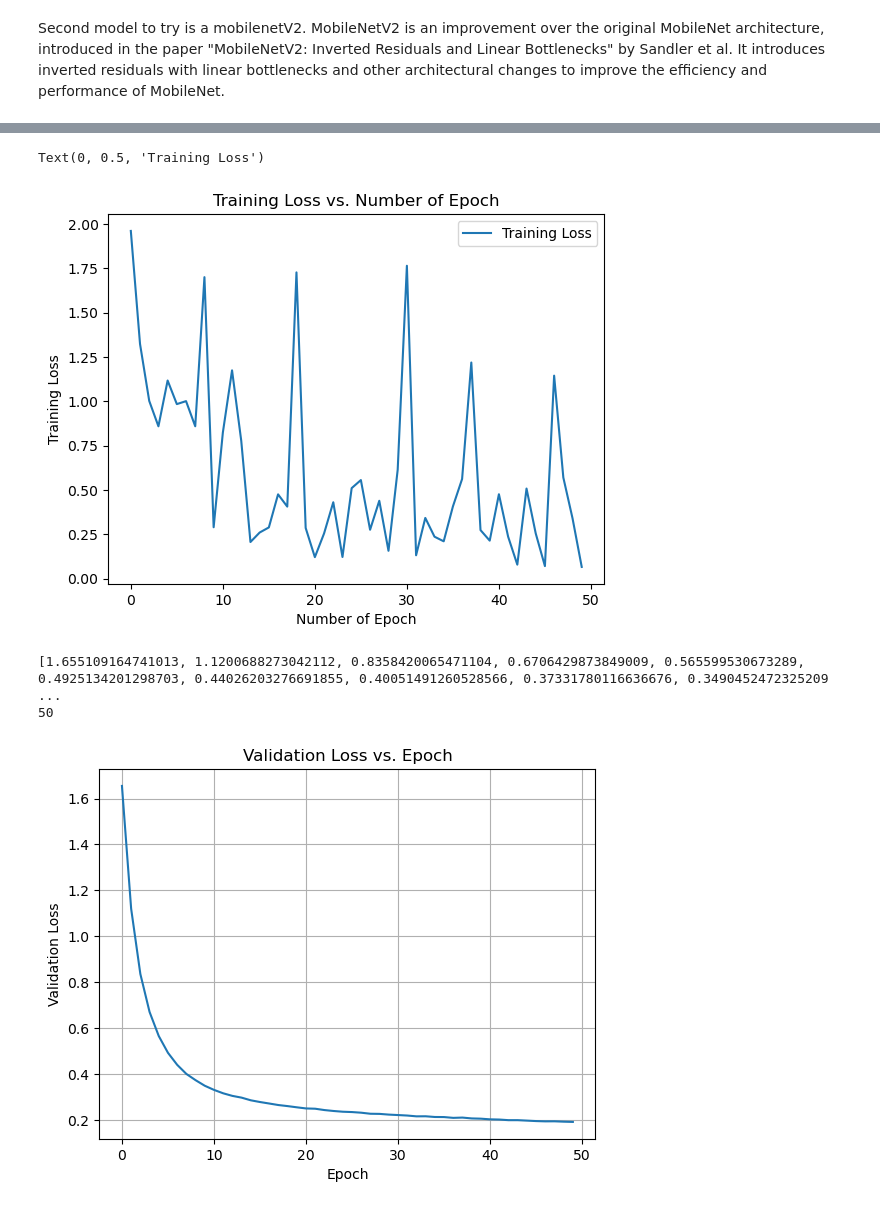
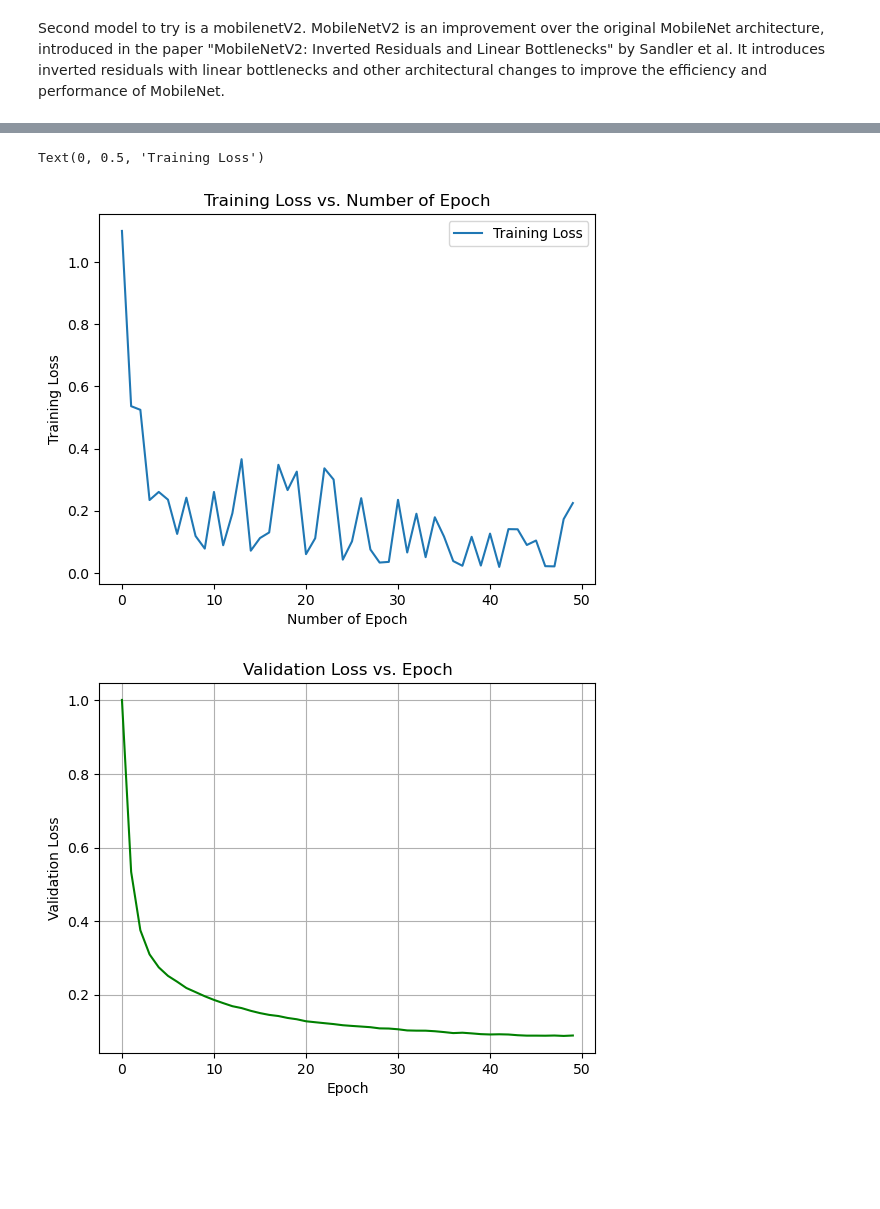
Before and after one commit to igouProto/CSC871-Project, a Jupyter notebook: train.ipynb, the cells around one changed output, grey strips where cells are left out. Cells and saved outputs as stored; diff of their text form; code cells hidden in the pictures; blank space fills up the shorter version.

```diff
--- a/train.ipynb
+++ b/train.ipynb
@@ -50,14 +50,14 @@ def load_mnist_data(data_dir):
         #transforms.RandomCrop(28, padding=4),
         #transforms.RandomHorizontalFlip(),
         transforms.ToTensor(),
-        transforms.Normalize((0.1307,), (0.3081,))
+        transforms.Normalize((0.1306,), (0.3081,))
     ])
 
     # Normalizing the test images
     transform_test = transforms.Compose([
     transforms.ToPILImage(),
     transforms.ToTensor(),
-    transforms.Normalize((0.1307,), (0.3081,)),
+    transforms.Normalize((0.1306,), (0.3081,)),
     ])
 
     train_data = torch.stack([transform_train(img) for img in train_data])
@@ -75,8 +75,8 @@ print(train_images.shape, train_labels.shape, test_images.shape, test_labels.sha
 train_images_dataset = TensorDataset(train_images, torch.tensor(train_labels, dtype=torch.long))
 test_images_dataset = TensorDataset(test_images, torch.tensor(test_labels, dtype=torch.long))
 
-train_loader = DataLoader(train_images_dataset, batch_size=22, shuffle=True)
-test_loader = DataLoader(test_images_dataset, batch_size=22, shuffle=False)
+train_loader = DataLoader(train_images_dataset, batch_size=32, shuffle=True)
+test_loader = DataLoader(test_images_dataset, batch_size=32, shuffle=False)
 # %% [output]
 train mean 0.1306604762738429
 train std 0.3081078038564622
@@ -157,6 +157,7 @@ class SimpleCNN(nn.Module):
         self.conv2 = nn.Conv2d(32, 64, kernel_size=3, padding=1)
         self.pool = nn.MaxPool2d(2, 2)
         self.fc1 = nn.Linear(64 * 7 * 7, 128)
+        self.dropout = nn.Dropout(0.5)
         self.fc2 = nn.Linear(128, num_classes)
 
     def forward(self, x):
@@ -164,6 +165,7 @@ class SimpleCNN(nn.Module):
         x = self.pool(F.relu(self.conv2(x)))
         x = torch.flatten(x, 1)  # Flatten the feature maps for the fully connected layers
         x = F.relu(self.fc1(x))
+        x = self.dropout(x)
         x = self.fc2(x)
         return x
 
@@ -278,21 +280,19 @@ plt.xlabel("Number of Epoch")
 plt.ylabel("Training Loss")
 # %% [output]
 Text(0, 0.5, 'Training Loss')
-[figure, old version]
+[figure, new version]
 # %%
-print(val_loss)
-print(len(val_loss))
-plt.plot(val_loss)
+#print(val_loss)
+#print(len(val_loss))
+plt.plot(val_loss, color ='green')
 plt.xlabel('Epoch')
 plt.ylabel('Validation Loss')
 plt.title('Validation Loss vs. Epoch')
 #plt.legend()
 plt.grid(True)
 plt.show()
 # %% [output]
-[1.655109164741013, 1.1200688273042112, 0.8358420065471104, 0.6706429873849009, 0.565599530673289, 0.4925134201298703, 0.44026203276691855, 0.40051491260528566, 0.37331780116636676, 0.3490452472325209 ...
-50
-[figure, old version]
+[figure, new version]
 # %%
 #print confusion matrix
 from sklearn.metrics import confusion_matrix, ConfusionMatrixDisplay, precision_score, recall_score, f1_score
```
Also changed, not shown: parts of 3 cells of this notebook.
